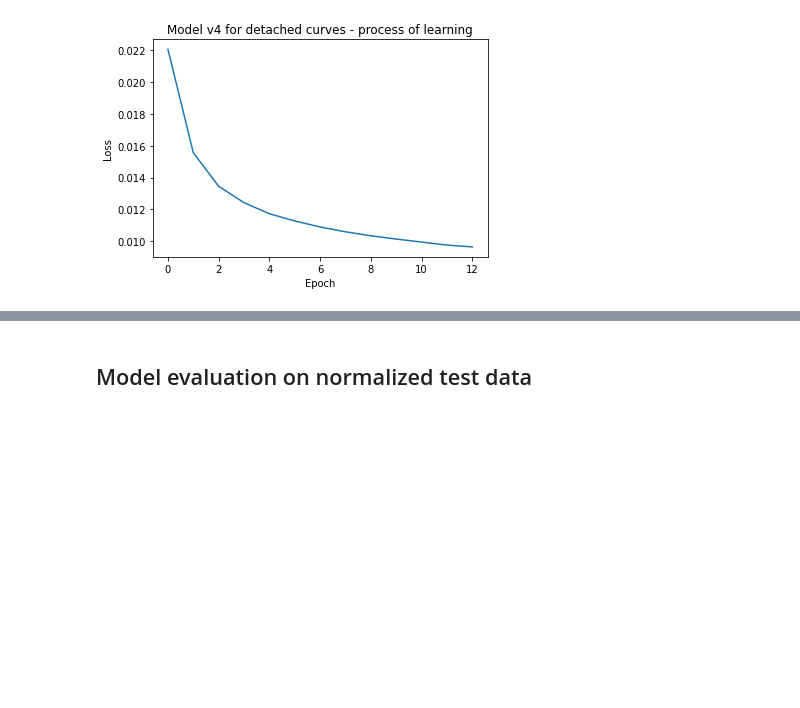
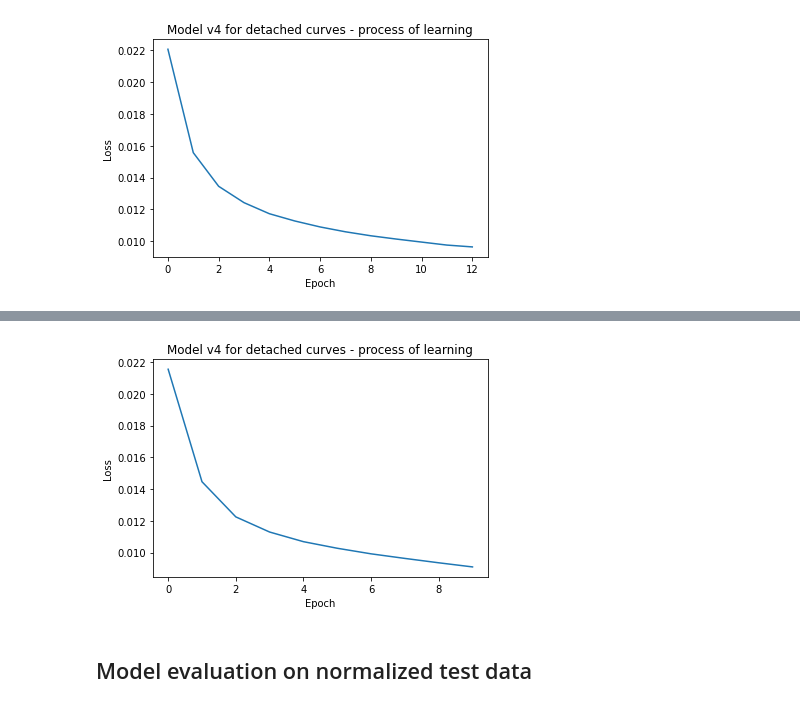
Before and after one commit to AdriNemcikova/DP, a Jupyter notebook: Norm_det_selection.ipynb, the cells around one changed output, grey strips where cells are left out. Cells and saved outputs as stored; diff of their text form; code cells hidden in the pictures; blank space fills up the shorter version.

Commit message:
add model v5

```diff
--- a/Norm_det_selection.ipynb
+++ b/Norm_det_selection.ipynb
@@ -369,0 +373,16 @@ plt.savefig("models_plots/model_v4.jpg")
+# %%
+inputs = Input(shape=(400, 1))
+b = Conv1D(128, kernel_size = 3, padding = "valid")(inputs)
+b = MaxPooling1D(2)(b)
+b = Conv1D(64, kernel_size = 3, padding = "valid")(b)
+b = MaxPooling1D(2)(b)
+b = Dropout(0.2)(b)
+b = LSTM(64, return_sequences=True)(b)
+b = LSTM(64, return_sequences=True)(b)
+b = Flatten()(b)
+b = Dense(64, activation='relu')(b)
+x = Dense(32, activation='relu')(b)
+output = Dense(5, activation='linear')(x)
+model_v5 = Model(inputs=inputs, outputs=output)
+model_v5.compile(loss='mse', optimizer='adam', metrics=["mae", "mape"])
+print(model_v5.summary())
@@ -369,0 +407,7 @@ plt.savefig("models_plots/model_v4.jpg")
+# %%
+saved_model = "models/norm_detached_selection_v5.hdf5"
+checkpoint = ModelCheckpoint(saved_model, monitor = 'val_mae', verbose = 1, save_best_only = True, mode = 'min')
+early = EarlyStopping(monitor = "val_mae", mode = "min", patience = 25)
+callbacks_list = [checkpoint, early]
+# %%
+history = model_v5.fit(X_train_n, y_train_n, validation_split = 0.1, epochs = 10, verbose = 1, callbacks = callbacks_list, batch_size = 64)
@@ -370,3 +432,11 @@ plt.savefig("models_plots/model_v4.jpg")
+# %%
+plt.plot(history.history['loss'])
+plt.title("Model v4 for detached curves - process of learning")
+plt.xlabel("Epoch")
+plt.ylabel("Loss")
+plt.savefig("models_plots/model_v5.jpg")
+# %% [output]
+[figure, added]
 # %% [markdown]
 ## Model evaluation on  normalized test data
 # %%
```
Also changed, not shown: parts of 3 cells of this notebook, 1 other file.
